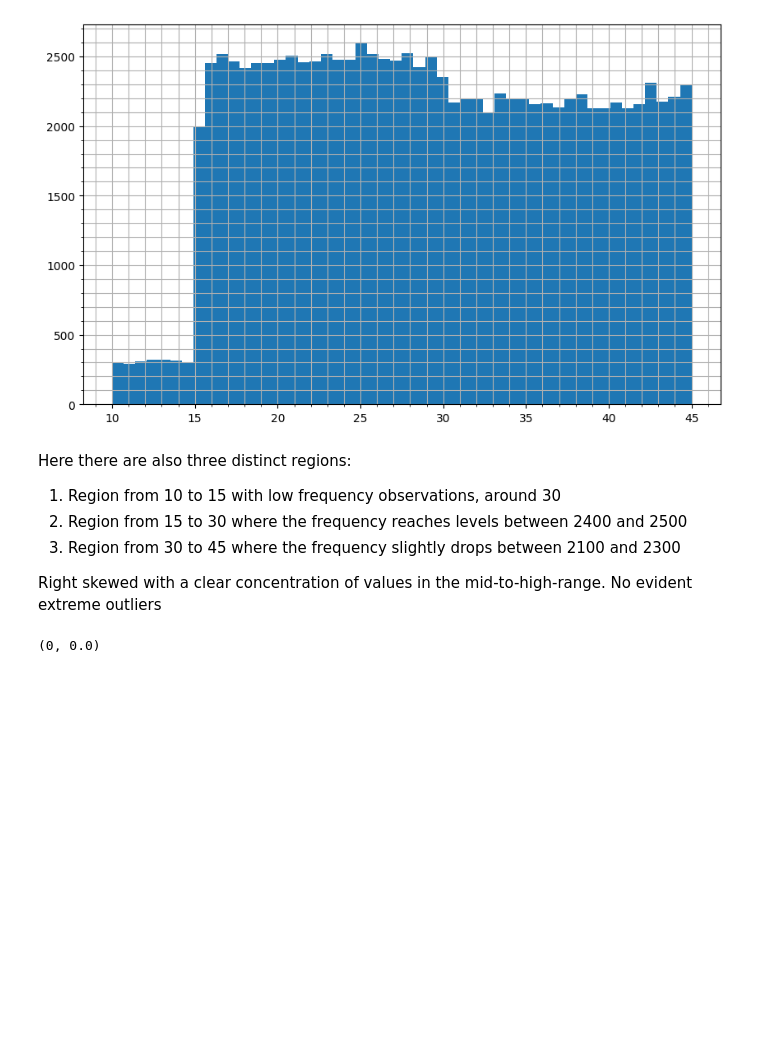
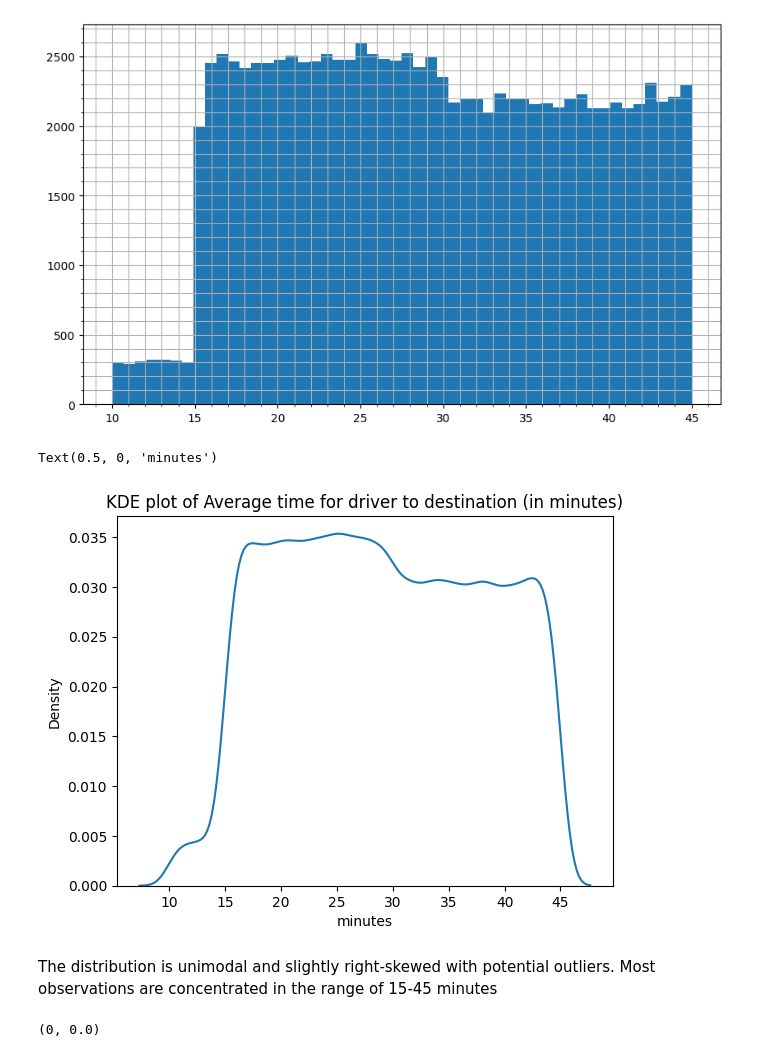
Before and after one commit to amaldu/uber-ride-cancellation-prediction, a Jupyter notebook: uber-analysis/notebooks/04_univar_eda.ipynb, the cells around one changed output. Cells and saved outputs as stored; diff of their text form; code cells hidden in the pictures; blank space fills up the shorter version.

Commit message:
update: added univar analysis of booking value, ride distance, payment method and target

```diff
--- a/uber-analysis/notebooks/04_univar_eda.ipynb
+++ b/uber-analysis/notebooks/04_univar_eda.ipynb
@@ -891,14 +893,16 @@ ax.minorticks_on()
 ax.grid(True, which="both")
 # %% [output]
 [figure]
-# %% [markdown]
-Here there are also three distinct regions:
-
-1. Region from 10 to 15 with low frequency observations, around 30
-2. Region from 15 to 30 where the frequency reaches levels between 2400 and 2500
-3. Region from 30 to 45 where the frequency slightly drops between 2100 and 2300
-
-Right skewed with a clear concentration of values in the mid-to-high-range. No evident extreme outliers
+# %%
+sns.kdeplot(data["avg_ctat"])
+
+plt.title("KDE plot of Average time for driver to destination (in minutes)")
+plt.xlabel("minutes")
+# %% [output]
+Text(0.5, 0, 'minutes')
+[figure, added]
+# %% [markdown]
+The distribution is unimodal and slightly right-skewed with potential outliers. Most observations are concentrated in the range of 15-45 minutes
 # %%
 col = "avg_ctat"
 
```
Also changed, not shown: parts of 26 cells of this notebook, 1 other file.
